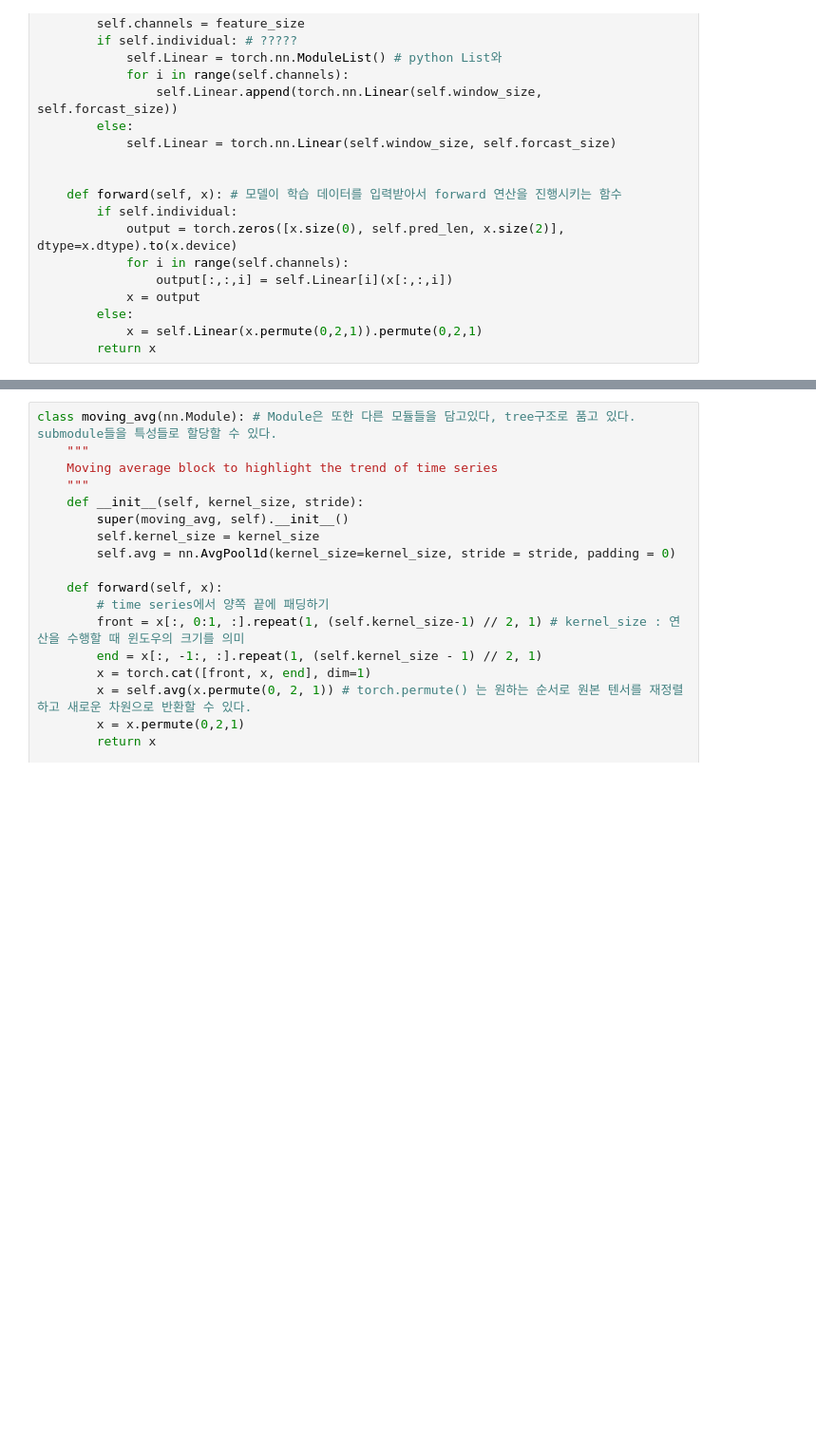
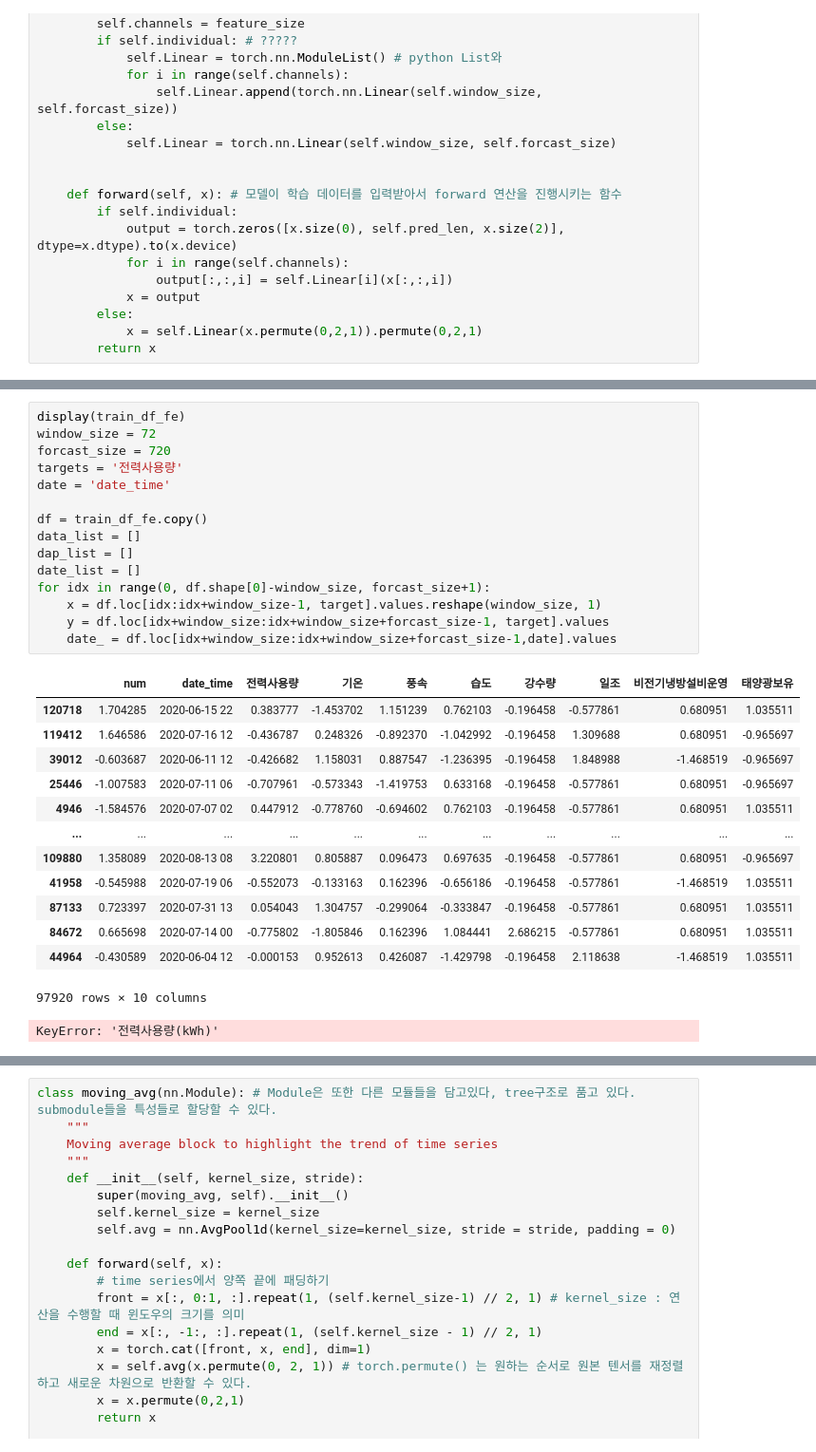
Before and after one commit to epzlfnql/Automated-Trading-Systems, a Jupyter notebook: 장기시계열예측_방법론/LTSF.ipynb, the cells around one changed output, grey strips where cells are left out. Shown at 95% size. Drawn from its saved outputs; the diff is of its cells as text; blank space fills up the shorter version.

```diff
--- a/장기시계열예측_방법론/LTSF.ipynb
+++ b/장기시계열예측_방법론/LTSF.ipynb
@@ -52,0 +362,30 @@ class LTSF_Linear(torch.nn.Module):
+# %%
+display(train_df_fe)
+window_size = 72
+forcast_size = 720
+targets = '전력사용량'
+date = 'date_time'
+
+df = train_df_fe.copy()
+data_list = []
+dap_list = []
+date_list = []
+for idx in range(0, df.shape[0]-window_size, forcast_size+1):
+    x = df.loc[idx:idx+window_size-1, target].values.reshape(window_size, 1)
+    y = df.loc[idx+window_size:idx+window_size+forcast_size-1, target].values
+    date_ = df.loc[idx+window_size:idx+window_size+forcast_size-1,date].values
+# %% [output]
+|  | num | date_time | 전력사용량 | 기온 | 풍속 | 습도 | 강수량 | 일조 | 비전기냉방설비운영 | 태양광보유 |
+| 120718 | 1.704285 | 2020-06-15 22 | 0.383777 | -1.453702 | 1.151239 | 0.762103 | -0.196458 | -0.577861 | 0.680951 | 1.035511 |
+| 119412 | 1.646586 | 2020-07-16 12 | -0.436787 | 0.248326 | -0.892370 | -1.042992 | -0.196458 | 1.309688 | 0.680951 | -0.965697 |
+| 39012 | -0.603687 | 2020-06-11 12 | -0.426682 | 1.158031 | 0.887547 | -1.236395 | -0.196458 | 1.848988 | -1.468519 | -0.965697 |
+| 25446 | -1.007583 | 2020-07-11 06 | -0.707961 | -0.573343 | -1.419753 | 0.633168 | -0.196458 | -0.577861 | 0.680951 | -0.965697 |
+| 4946 | -1.584576 | 2020-07-07 02 | 0.447912 | -0.778760 | -0.694602 | 0.762103 | -0.196458 | -0.577861 | 0.680951 | 1.035511 |
+| ... | ... | ... | ... | ... | ... | ... | ... | ... | ... | ... |
+| 109880 | 1.358089 | 2020-08-13 08 | 3.220801 | 0.805887 | 0.096473 | 0.697635 | -0.196458 | -0.577861 | 0.680951 | -0.965697 |
+| 41958 | -0.545988 | 2020-07-19 06 | -0.552073 | -0.133163 | 0.162396 | -0.656186 | -0.196458 | -0.577861 | -1.468519 | 1.035511 |
+| 87133 | 0.723397 | 2020-07-31 13 | 0.054043 | 1.304757 | -0.299064 | -0.333847 | -0.196458 | -0.577861 | 0.680951 | 1.035511 |
+| 84672 | 0.665698 | 2020-07-14 00 | -0.775802 | -1.805846 | 0.162396 | 1.084441 | 2.686215 | -0.577861 | 0.680951 | 1.035511 |
+| 44964 | -0.430589 | 2020-06-04 12 | -0.000153 | 0.952613 | 0.426087 | -1.429798 | -0.196458 | 2.118638 | -1.468519 | 1.035511 |
+97920 rows × 10 columns
+KeyError: '전력사용량(kWh)'
```
Also changed, not shown: parts of 13 cells of this notebook, 1 other file.
